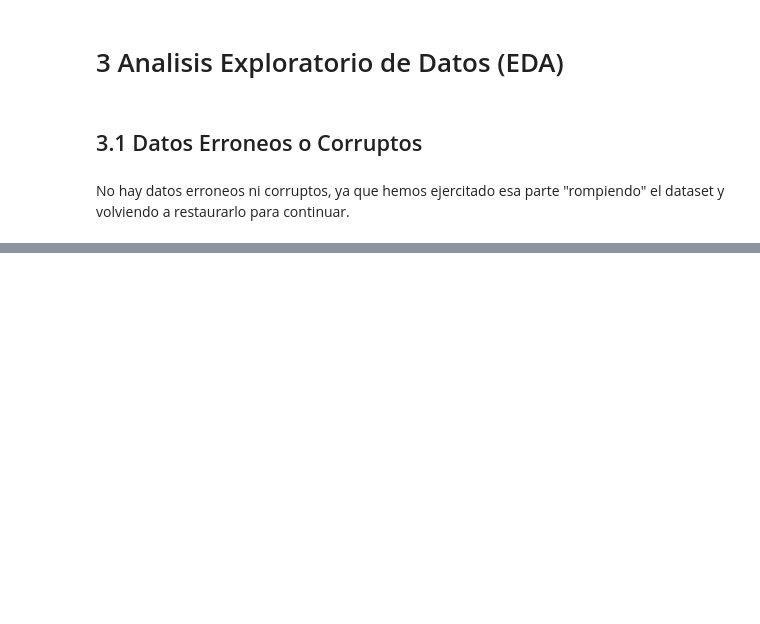
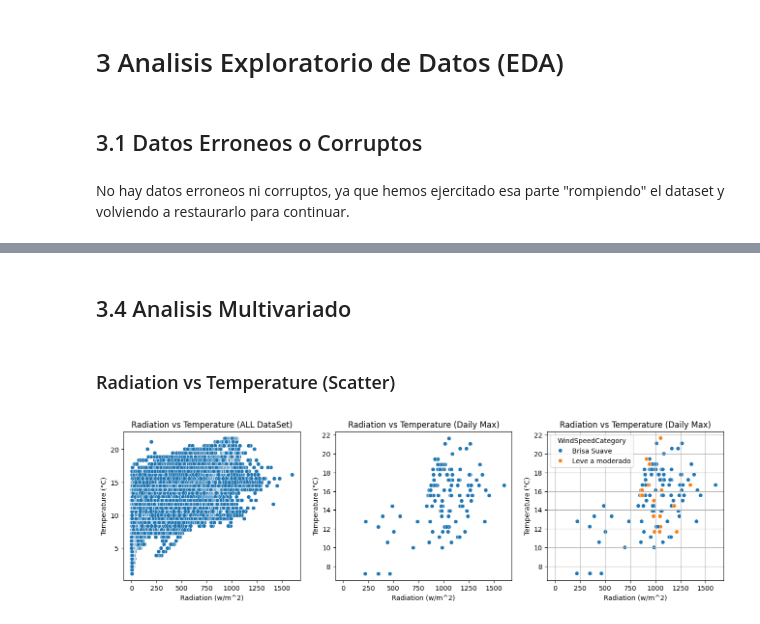
Before and after one commit to mdellanina/TrabajoPr-cticoCODERHOUSE, a Jupyter notebook: TrabajoPracticoCH_DS1.ipynb, the cells around one changed output, grey strips where cells are left out. Drawn from its saved outputs; the diff is of its cells as text; code cells hidden in the pictures; blank space fills up the shorter version.

Commit message:
versión con gráficos multivariados

```diff
--- a/TrabajoPracticoCH_DS1.ipynb
+++ b/TrabajoPracticoCH_DS1.ipynb
@@ -638,0 +629,29 @@ plt.show()
+# %% [markdown]
+##  3.4 Analisis Multivariado
+# %% [markdown]
+### Radiation vs Temperature (Scatter)
+# %%
+fig, axes = plt.subplots(1, 3, figsize=(16, 4), sharex=True)
+# Scatterplot (Dataframe completo)
+sns.scatterplot(x = df['Radiation'], y = df['Temperature'], ax = axes[0])
+axes[0].set_title('Radiation vs Temperature (ALL DataSet)')
+axes[0].set_xlabel('Radiation (w/m^2)')
+axes[0].set_ylabel('Temperature (°C)')
+# Scatterplot (Dataframe agrupado)
+sns.scatterplot(x = df_grouped['Radiation'], y = df_grouped['Temperature'], ax = axes[1])
+axes[1].set_title('Radiation vs Temperature (Daily Max)')
+axes[1].set_xlabel('Radiation (w/m^2)')
+axes[1].set_ylabel('Temperature (°C)')
+axes[0].grid()
+axes[1].grid()
+# Scatterplot (Dataframe agrupado + hue=WindSpeedCategory)
+sns.scatterplot(x = df_grouped['Radiation'], y = df_grouped['Temperature'], hue=df_grouped['WindSpeedCategory'], ax = axes[2])
+axes[2].set_title('Radiation vs Temperature (Daily Max)')
+axes[2].set_xlabel('Radiation (w/m^2)')
+axes[2].set_ylabel('Temperature (°C)')
+axes[0].grid()
+axes[1].grid()
+axes[2].grid()
+plt.show()
+# %% [output]
+[figure, added]
```
Also changed, not shown: parts of 30 cells of this notebook.
